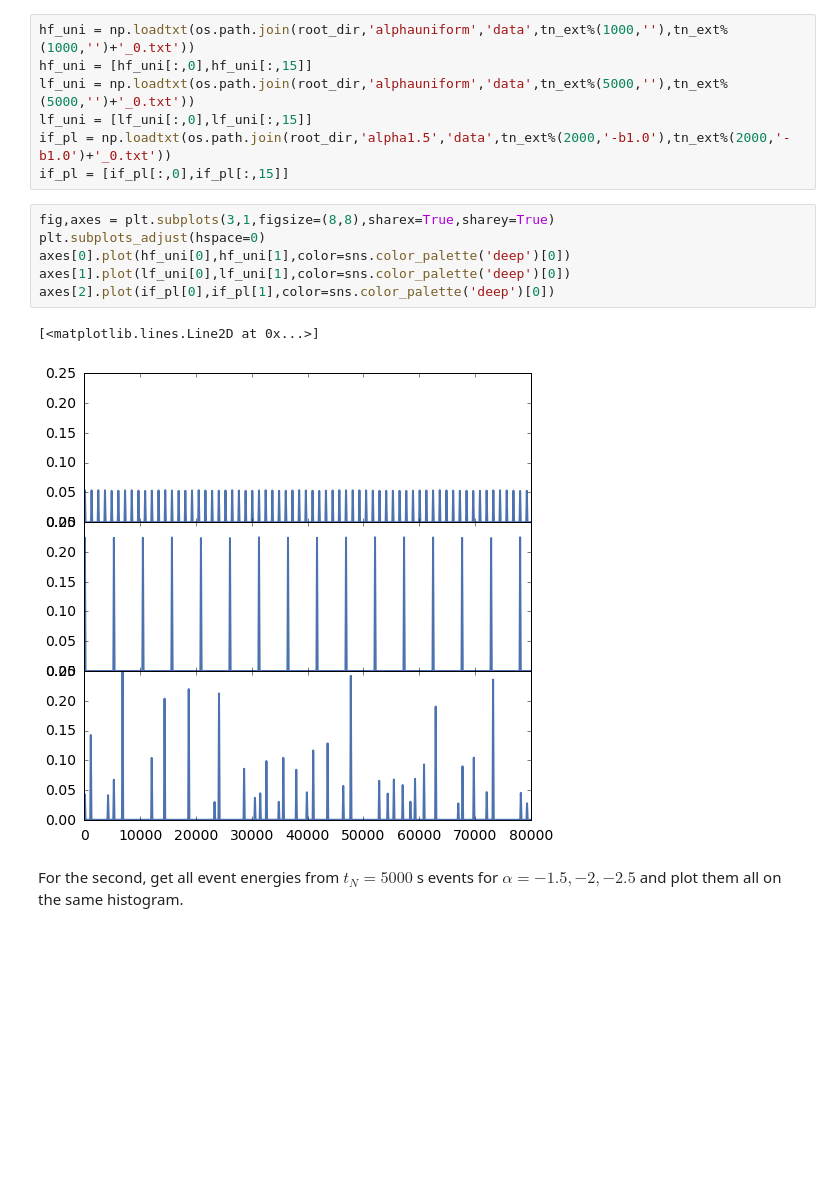
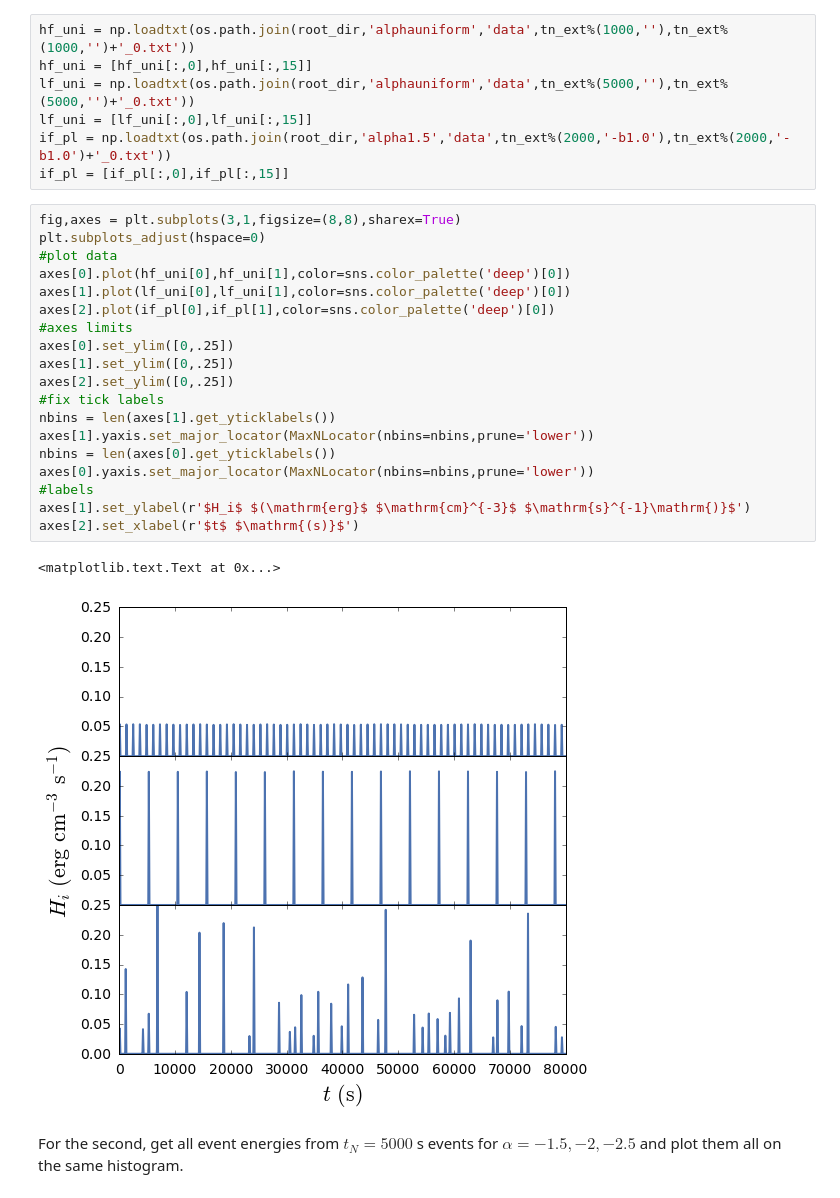
Before and after one commit to wtbarnes/research_notebook, a Jupyter notebook: figure_builders/hot_non_flaring_plasma_2_figures.ipynb, the cells around one changed output. Drawn from its saved outputs; the diff is of its cells as text; blank space fills up the shorter version.

```diff
--- a/figure_builders/hot_non_flaring_plasma_2_figures.ipynb
+++ b/figure_builders/hot_non_flaring_plasma_2_figures.ipynb
@@ -44,14 +45,27 @@ lf_uni = [lf_uni[:,0],lf_uni[:,15]]
 if_pl = np.loadtxt(os.path.join(root_dir,'alpha1.5','data',tn_ext%(2000,'-b1.0'),tn_ext%(2000,'-b1.0')+'_0.txt'))
 if_pl = [if_pl[:,0],if_pl[:,15]]
 # %%
-fig,axes = plt.subplots(3,1,figsize=(8,8),sharex=True,sharey=True)
+fig,axes = plt.subplots(3,1,figsize=(8,8),sharex=True)
 plt.subplots_adjust(hspace=0)
+#plot data
 axes[0].plot(hf_uni[0],hf_uni[1],color=sns.color_palette('deep')[0])
 axes[1].plot(lf_uni[0],lf_uni[1],color=sns.color_palette('deep')[0])
 axes[2].plot(if_pl[0],if_pl[1],color=sns.color_palette('deep')[0])
+#axes limits
+axes[0].set_ylim([0,.25])
+axes[1].set_ylim([0,.25])
+axes[2].set_ylim([0,.25])
+#fix tick labels
+nbins = len(axes[1].get_yticklabels())
+axes[1].yaxis.set_major_locator(MaxNLocator(nbins=nbins,prune='lower'))
+nbins = len(axes[0].get_yticklabels())
+axes[0].yaxis.set_major_locator(MaxNLocator(nbins=nbins,prune='lower'))
+#labels
+axes[1].set_ylabel(r'$H_i$ $(\mathrm{erg}$ $\mathrm{cm}^{-3}$ $\mathrm{s}^{-1}\mathrm{)}$')
+axes[2].set_xlabel(r'$t$ $\mathrm{(s)}$')
 # %% [output]
-[<matplotlib.lines.Line2D at 0x...>]
+<matplotlib.text.Text at 0x...>
-[figure, old version]
+[figure, new version]
 # %% [markdown]
 For the second, get all event energies from $t_N=5000$ s events for $\alpha=-1.5,-2,-2.5$ and plot them all on the same histogram.
 # %%
```
Also changed, not shown: parts of 2 cells of this notebook, 6 other files.
